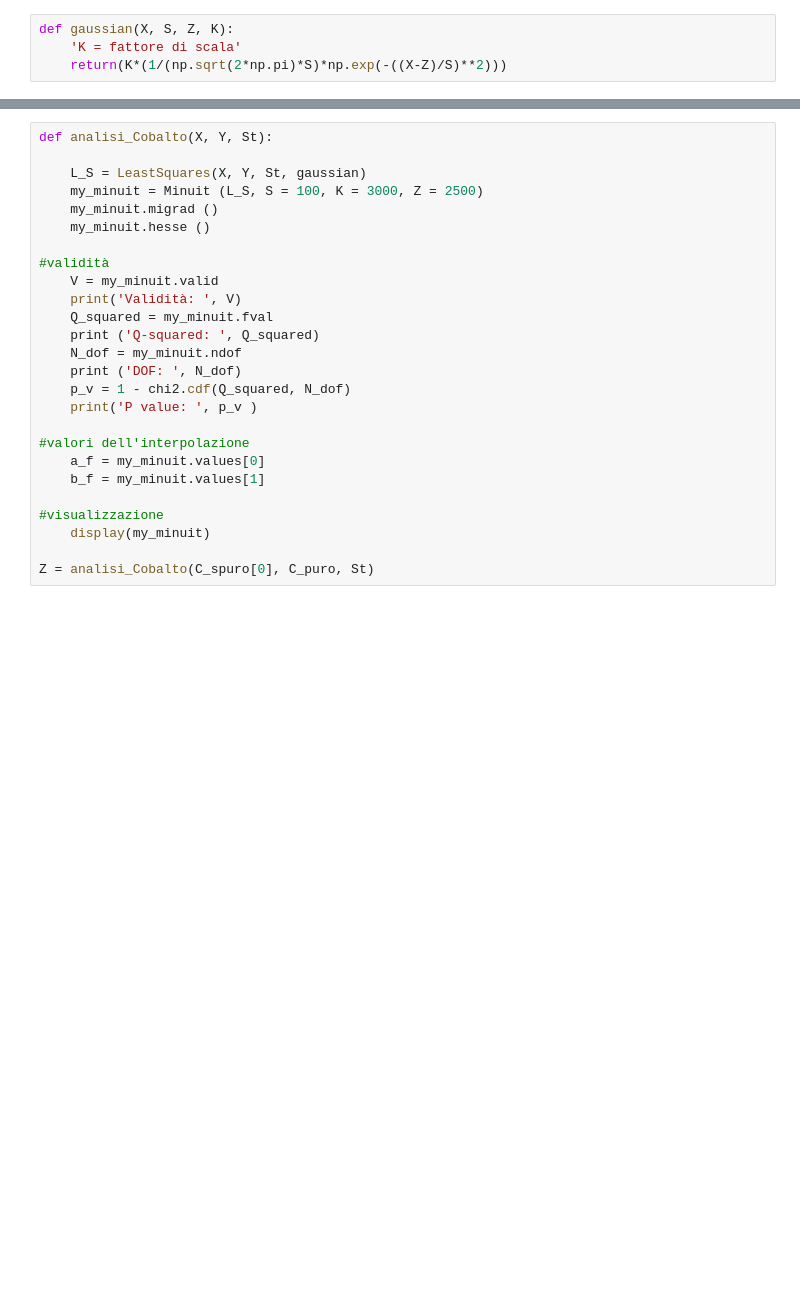
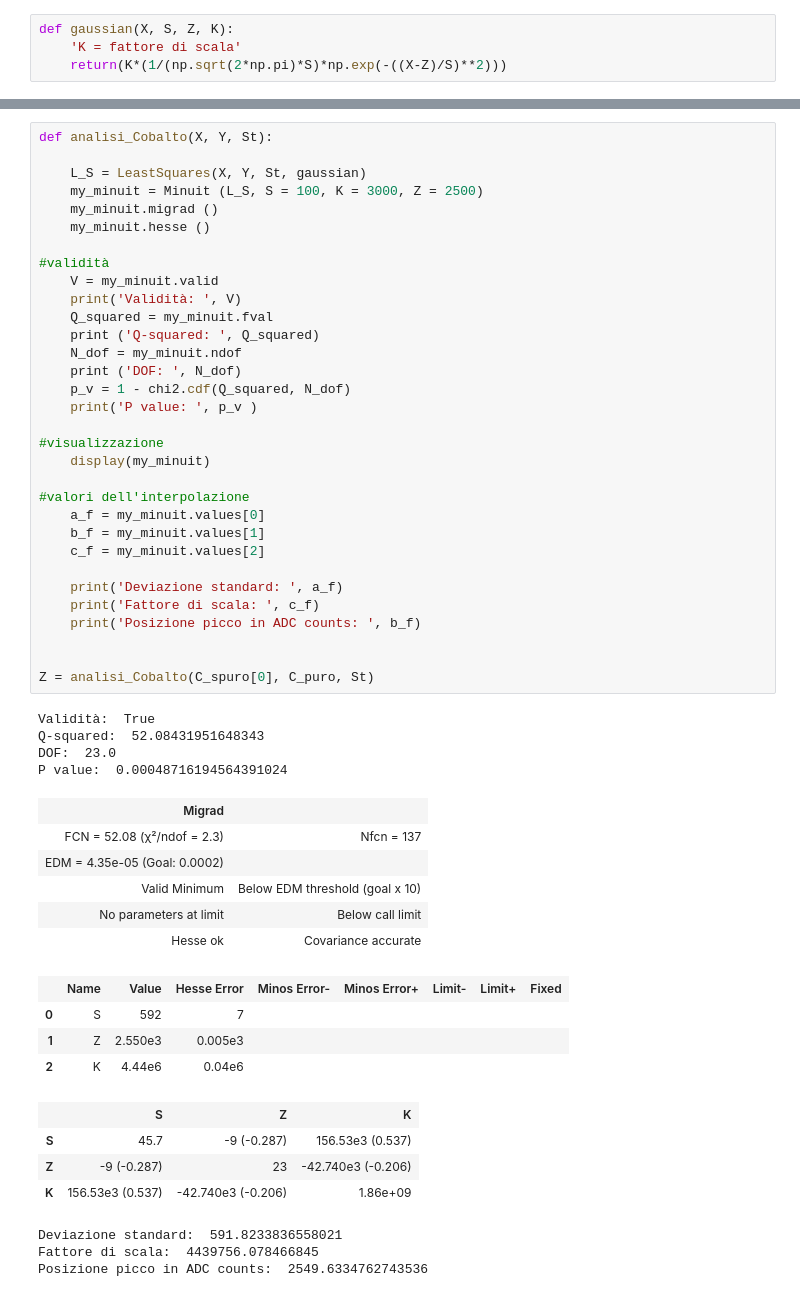
Before and after one commit to Pavar0tty/Laboratorio_SiPM, a Jupyter notebook: Analisi/Parte 2/LySO_analisi.ipynb, the cells around one changed output, grey strips where cells are left out. Saved outputs shown, nothing was run; the diff lists cells and outputs as text; blank space fills up the shorter version.

```diff
--- a/Analisi/Parte 2/LySO_analisi.ipynb
+++ b/Analisi/Parte 2/LySO_analisi.ipynb
@@ -61,26 +59,54 @@ FileNotFoundError: [Errno 2] No such file or directory: 'Dati\\Parte 2\\LySO\\Bk
 # %%
 def analisi_Cobalto(X, Y, St):
 
     L_S = LeastSquares(X, Y, St, gaussian)
     my_minuit = Minuit (L_S, S = 100, K = 3000, Z = 2500)
     my_minuit.migrad ()
     my_minuit.hesse ()
 
 #validità
     V = my_minuit.valid
     print('Validità: ', V)
     Q_squared = my_minuit.fval
     print ('Q-squared: ', Q_squared)
     N_dof = my_minuit.ndof
     print ('DOF: ', N_dof)
     p_v = 1 - chi2.cdf(Q_squared, N_dof)
     print('P value: ', p_v )
 
+#visualizzazione
+    display(my_minuit)
+
 #valori dell'interpolazione
     a_f = my_minuit.values[0]
     b_f = my_minuit.values[1]
+    c_f = my_minuit.values[2]
 
-#visualizzazione
-    display(my_minuit)
+    print('Deviazione standard: ', a_f)
+    print('Fattore di scala: ', c_f)
+    print('Posizione picco in ADC counts: ', b_f)
+
 
 Z = analisi_Cobalto(C_spuro[0], C_puro, St)
+# %% [output]
+Validità:  True
+Q-squared:  52.08431951648343
+DOF:  23.0
+P value:  0.00048716194564391024
+| Migrad |  |
+| FCN = 52.08 (χ²/ndof = 2.3) | Nfcn = 137 |
+| EDM = 4.35e-05 (Goal: 0.0002) |  |
+| Valid Minimum | Below EDM threshold (goal x 10) |
+| No parameters at limit | Below call limit |
+| Hesse ok | Covariance accurate |
+|  | Name | Value | Hesse Error | Minos Error- | Minos Error+ | Limit- | Limit+ | Fixed |
+| 0 | S | 592 | 7 |  |  |  |  |  |
+| 1 | Z | 2.550e3 | 0.005e3 |  |  |  |  |  |
+| 2 | K | 4.44e6 | 0.04e6 |  |  |  |  |  |
+|  | S | Z | K |
+| S | 45.7 | -9 (-0.287) | 156.53e3 (0.537) |
+| Z | -9 (-0.287) | 23 | -42.740e3 (-0.206) |
+| K | 156.53e3 (0.537) | -42.740e3 (-0.206) | 1.86e+09 |
+Deviazione standard:  591.8233836558021
+Fattore di scala:  4439756.078466845
+Posizione picco in ADC counts:  2549.6334762743536
```
Also changed, not shown: parts of 7 cells of this notebook, 1 other file.
